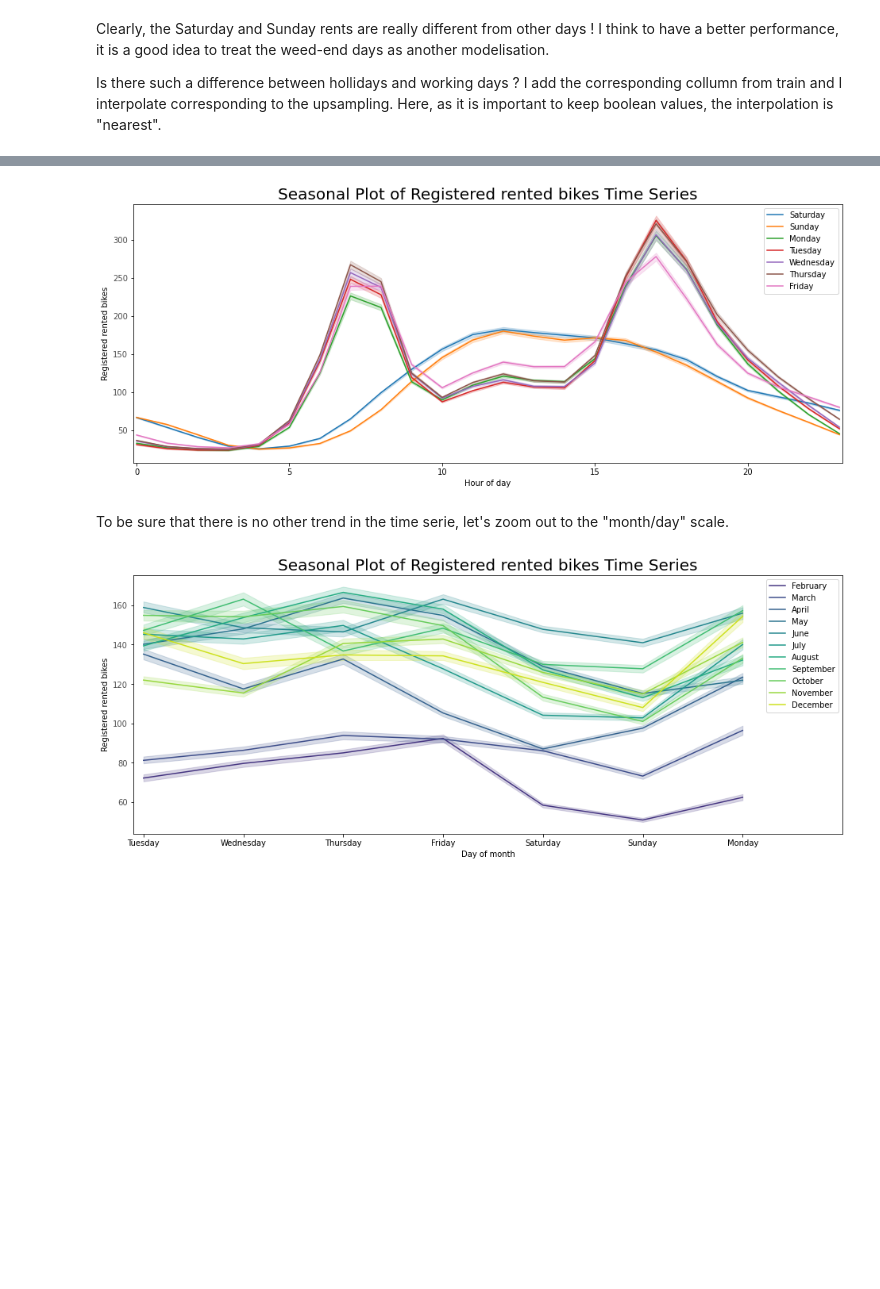
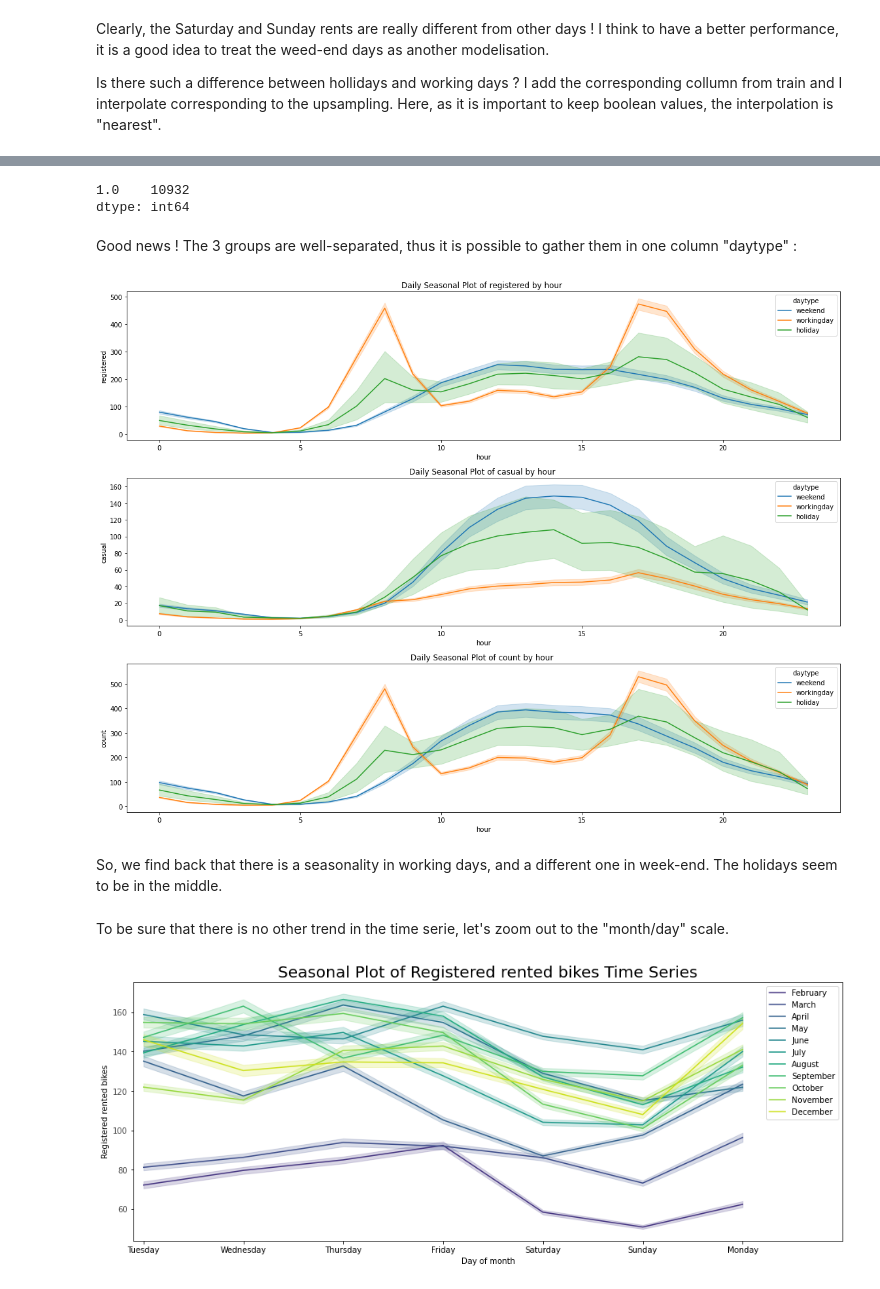
Before and after one commit to ClaireGayral/kaggle_bikes, a Jupyter notebook: bike_exploratory_analysis.ipynb, the cells around one changed output, grey strips where cells are left out. Saved outputs shown, nothing was run; the diff lists cells and outputs as text; code cells hidden in the pictures; blank space fills up the shorter version.

```diff
--- a/bike_exploratory_analysis.ipynb
+++ b/bike_exploratory_analysis.ipynb
@@ -532,24 +483,50 @@ Name: day, dtype: int64
-# %%
-daytypes = ["worked", "holiday", "weekend"]
-
-# Prep Colors
-mycolors = sns.color_palette("tab10", len(days)+1)
-
-# Draw Plot
-plt.figure(figsize=(16,6))#, dpi= 80)
-for i, daytype in enumerate(daytypes):
-    sns.lineplot(x='hour', y="value", data=df.loc[df.loc[daytype]==1,:],
-             color=mycolors[i], label=daytype)
-
-# Decoration
-plt.gca().set(xlim=(-0.1, 23.1), ylabel=contrat+' rented bikes', xlabel='Hour of day')
-plt.yticks(fontsize=10, alpha=.7)
-plt.title("Seasonal Plot of "+contrat+" rented bikes Time Series", fontsize=20)
-plt.show()
-# %% [output]
-[figure, removed]
-# %% [markdown]
-To be sure that there is no other trend in the time serie, let's zoom out to the "month/day" scale.
+# %%
+ts_daytype = train.loc[:,["datetime","holiday","workingday"]]
+ts_daytype = ts_daytype.set_index("datetime")
+## upsampling droping whole missing days :
+df2 = pd.merge(df_ts, ts_daytype, on="datetime", how="left")
+df2 = df2.interpolate("nearest")
+
+## add week-end information :
+df2.loc[:,"weekend"] = 0
+df2.loc[df2.day.isin(["Saturday", "Sunday"]),"weekend"] = 1
+## check the separation of days :
+df2[["workingday","holiday", "weekend"]].sum(axis=1).value_counts()
+# %% [output]
+1.0    10932
+dtype: int64
+# %% [markdown]
+Good news ! The 3 groups are well-separated, thus it is possible to gather them in one column "daytype" :
+# %%
+df2.loc[df2.holiday == 1, "daytype"] = "holiday"
+df2.loc[df2.workingday == 1, "daytype"] = "workingday"
+df2.loc[df2.weekend == 1, "daytype"] = "weekend"
+df2 = df2.drop(columns=["holiday", "workingday", "weekend"])
+# %%
+plt.figure(figsize=(16,12))#, dpi= 80)
+plt.subplot(3,1,1)
+contract = "registered"
+sns.lineplot(x="hour", y=contract, hue="daytype", data=df2)
+plt.title("Daily Seasonal Plot of "+ contract +" by hour ", fontsize=12)
+
+plt.subplot(3,1,2)
+contract = "casual"
+sns.lineplot(x="hour", y=contract, hue="daytype", data=df2)
+plt.title("Daily Seasonal Plot of "+ contract +" by hour ", fontsize=12)
+
+plt.subplot(3,1,3)
+contract = "count"
+sns.lineplot(x="hour", y=contract, hue="daytype", data=df2)
+plt.title("Daily Seasonal Plot of "+ contract +" by hour ", fontsize=12)
+
+plt.tight_layout()
+plt.show()
+# %% [output]
+[figure, added]
+# %% [markdown]
+So, we find back that there is a seasonality in working days, and a different one in week-end. The holidays seem to be in the middle.
+# %% [markdown]
+To be sure that there is no other trend in the time serie, let's zoom out to the "month/day" scale.
 # %%
 months = pd.unique(df.loc[:,'month'])
 mycolors = sns.color_palette("viridis", len(months))
```
Also changed, not shown: parts of 53 cells of this notebook.
